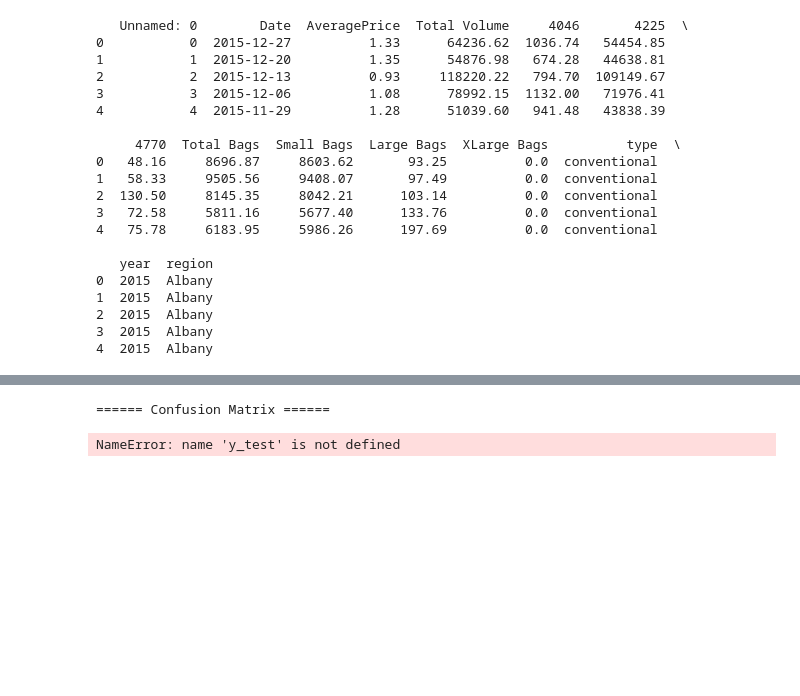
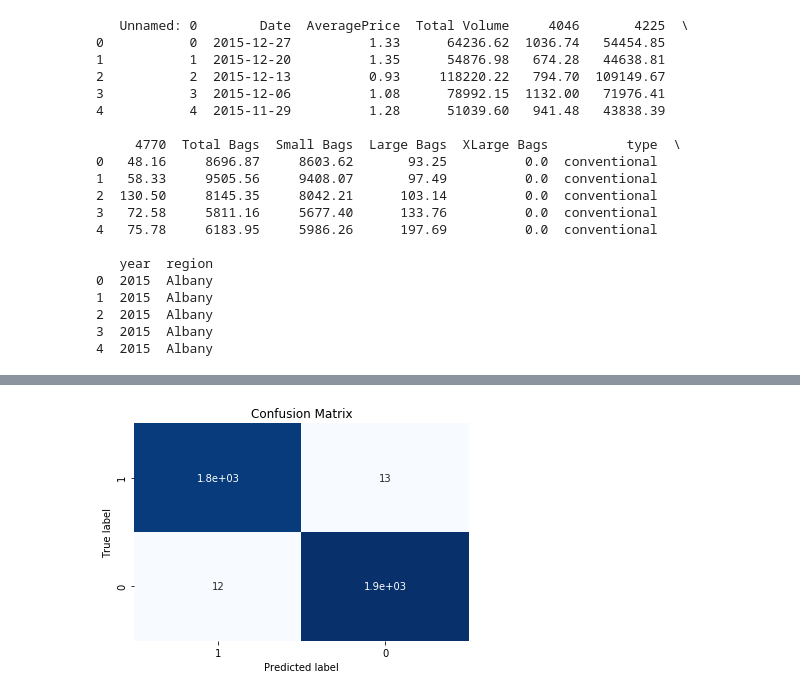
Before and after one commit to dokturdro/Data_Science, a Jupyter notebook: svm_pract.ipynb, the cells around one changed output, grey strips where cells are left out. Saved outputs shown, nothing was run; the diff lists cells and outputs as text; code cells hidden in the pictures; blank space fills up the shorter version.

```diff
--- a/svm_pract.ipynb
+++ b/svm_pract.ipynb
@@ -113,11 +185,18 @@ classifier.fit(X_train, y_train)
 # %%
 # run prediction..
 y_pred = classifier.predict(X_test)
-# %%
-# ..and check it out on an interpreter matrix instead of seaborn
-print("\n====== Confusion Matrix ======")
-##print(confusion_matrix(y_test,y_pred))
-print(pd.crosstab(y_test, y_pred, rownames=['True'], colnames=['Predicted'], margins=True))
-# %% [output]
-====== Confusion Matrix ======
-NameError: name 'y_test' is not defined
+# %%
+# and plot it in seaborn
+from sklearn.metrics import confusion_matrix
+cm = confusion_matrix(y_test, y_pred, labels=[1, 0])
+cm_df = pd.DataFrame(cm,
+             index = ['1', '0'],
+             columns = ['1', '0'])
+ax = sns.heatmap(cm_df, cmap="Blues", cbar=False, annot=True)
+
+plt.ylabel('True label')
+plt.xlabel('Predicted label')
+plt.title('Confusion Matrix')
+plt.show()
+# %% [output]
+[figure, added]
```
Also changed, not shown: parts of 7 cells of this notebook.
